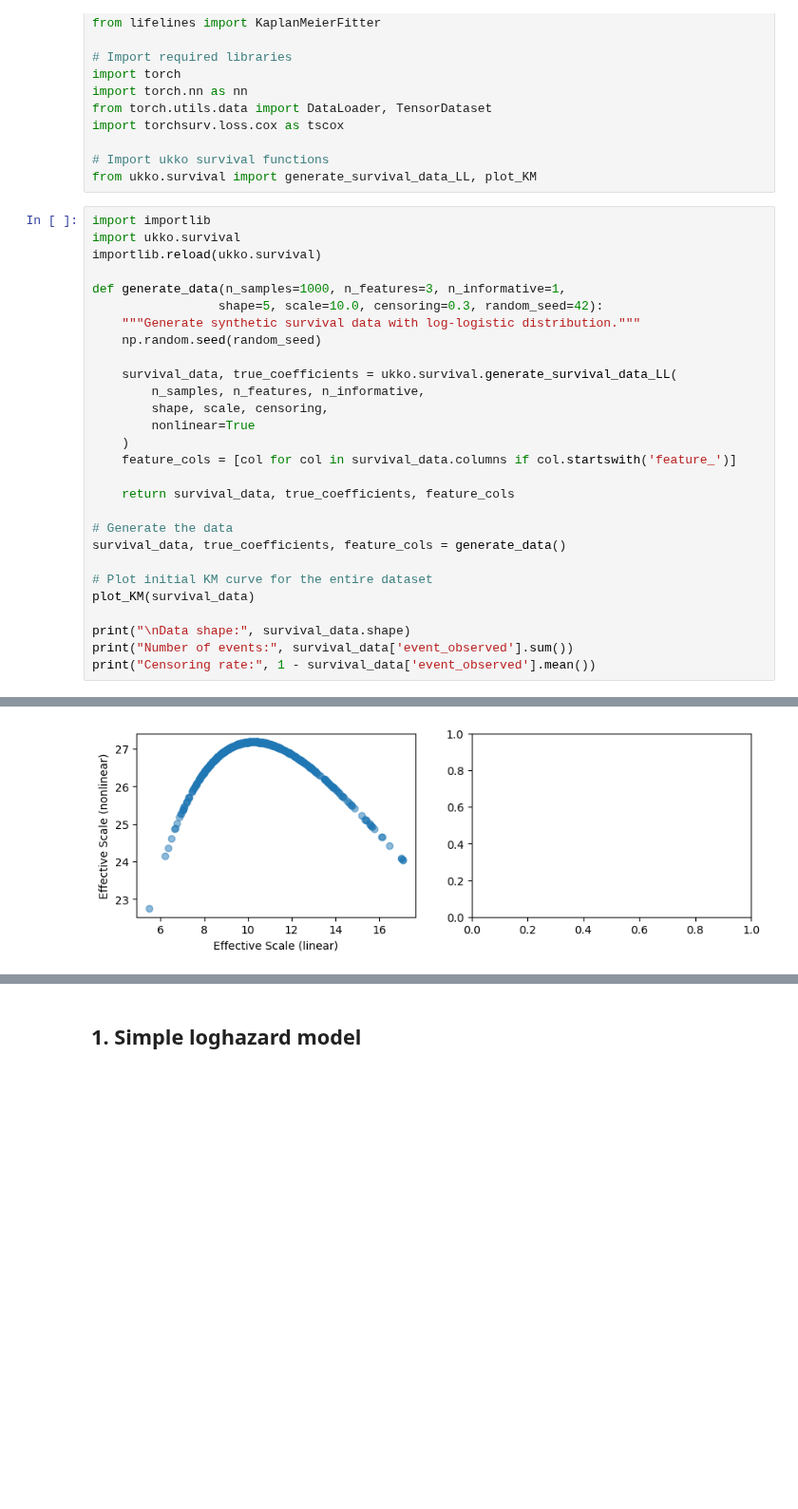
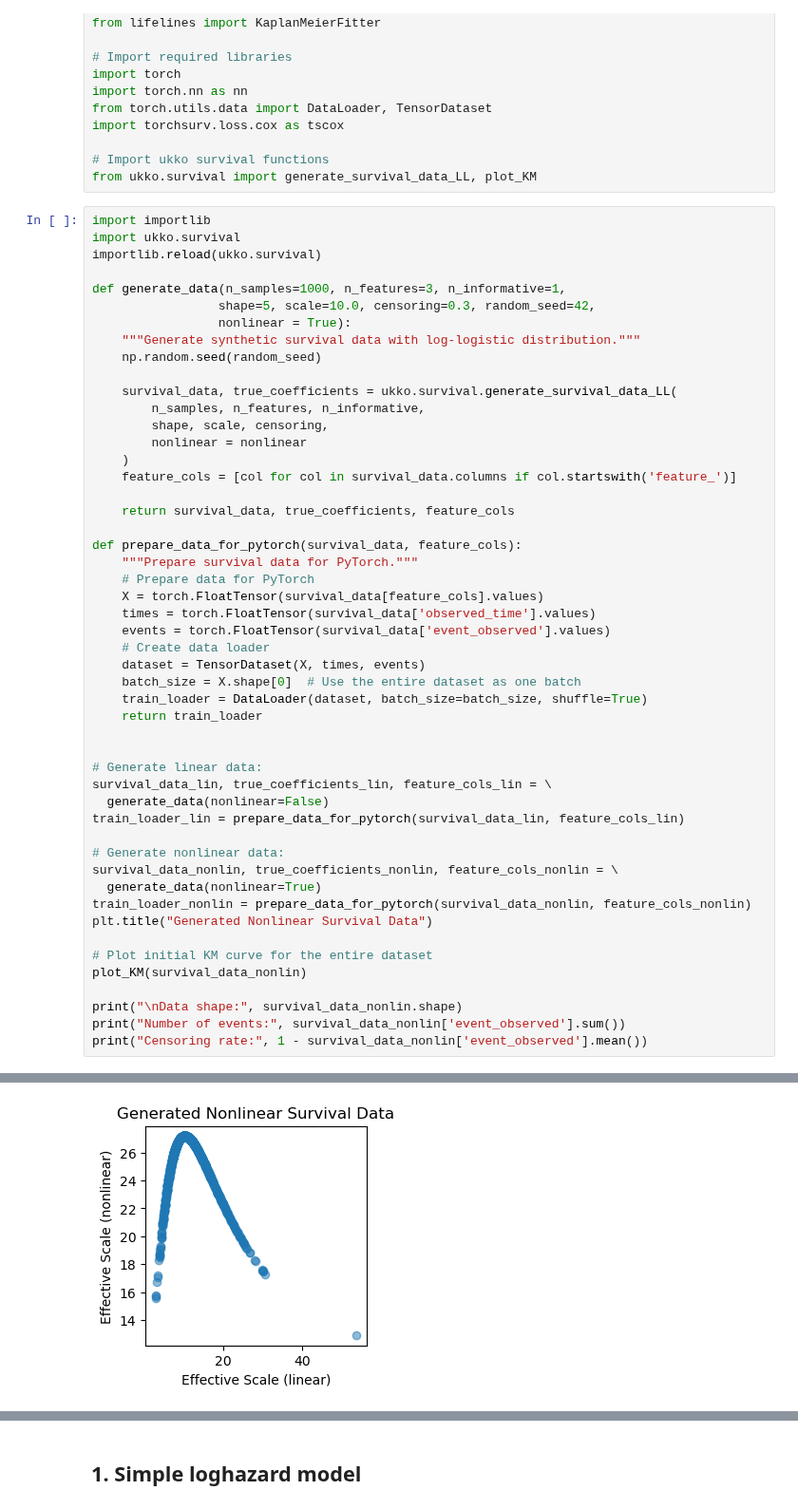
Before and after one commit to eric-fey-hus/ukko, a Jupyter notebook: Survival_test_ukko.ipynb, the cells around one changed output, grey strips where cells are left out. Shown at 95% size. Saved outputs shown, nothing was run; the diff lists cells and outputs as text; blank space fills up the shorter version.

Commit message:
Add comparison lin vs nonlin. Refactor training function.

```diff
--- a/Survival_test_ukko.ipynb
+++ b/Survival_test_ukko.ipynb
@@ -164,26 +164,48 @@ import ukko.survival
 importlib.reload(ukko.survival)
 
 def generate_data(n_samples=1000, n_features=3, n_informative=1,
-                 shape=5, scale=10.0, censoring=0.3, random_seed=42):
+                 shape=5, scale=10.0, censoring=0.3, random_seed=42,
+                 nonlinear = True):
     """Generate synthetic survival data with log-logistic distribution."""
     np.random.seed(random_seed)
 
     survival_data, true_coefficients = ukko.survival.generate_survival_data_LL(
         n_samples, n_features, n_informative,
         shape, scale, censoring,
-        nonlinear=True
+        nonlinear = nonlinear
     )
     feature_cols = [col for col in survival_data.columns if col.startswith('feature_')]
 
     return survival_data, true_coefficients, feature_cols
 
-# Generate the data
-survival_data, true_coefficients, feature_cols = generate_data()
+def prepare_data_for_pytorch(survival_data, feature_cols):
+    """Prepare survival data for PyTorch."""
+    # Prepare data for PyTorch
+    X = torch.FloatTensor(survival_data[feature_cols].values)
+    times = torch.FloatTensor(survival_data['observed_time'].values)
+    events = torch.FloatTensor(survival_data['event_observed'].values)
+    # Create data loader
+    dataset = TensorDataset(X, times, events)
+    batch_size = X.shape[0]  # Use the entire dataset as one batch
+    train_loader = DataLoader(dataset, batch_size=batch_size, shuffle=True)
+    return train_loader
+
+
+# Generate linear data:
+survival_data_lin, true_coefficients_lin, feature_cols_lin = \
+  generate_data(nonlinear=False)
+train_loader_lin = prepare_data_for_pytorch(survival_data_lin, feature_cols_lin)
+
+# Generate nonlinear data:
+survival_data_nonlin, true_coefficients_nonlin, feature_cols_nonlin = \
+  generate_data(nonlinear=True)
+train_loader_nonlin = prepare_data_for_pytorch(survival_data_nonlin, feature_cols_nonlin)
+plt.title("Generated Nonlinear Survival Data")
 
 # Plot initial KM curve for the entire dataset
-plot_KM(survival_data)
+plot_KM(survival_data_nonlin)
 
-print("\nData shape:", survival_data.shape)
-print("Number of events:", survival_data['event_observed'].sum())
-print("Censoring rate:", 1 - survival_data['event_observed'].mean())
+print("\nData shape:", survival_data_nonlin.shape)
+print("Number of events:", survival_data_nonlin['event_observed'].sum())
+print("Censoring rate:", 1 - survival_data_nonlin['event_observed'].mean())
 # %% [output]
@@ -207 +212 @@ effective_scale linear [11.08802854 13.72564641 13.88693    11.19423232 10.51597
-[figure, old version]
+[figure, new version]
```
Also changed, not shown: parts of 18 cells of this notebook, 2 other files.
